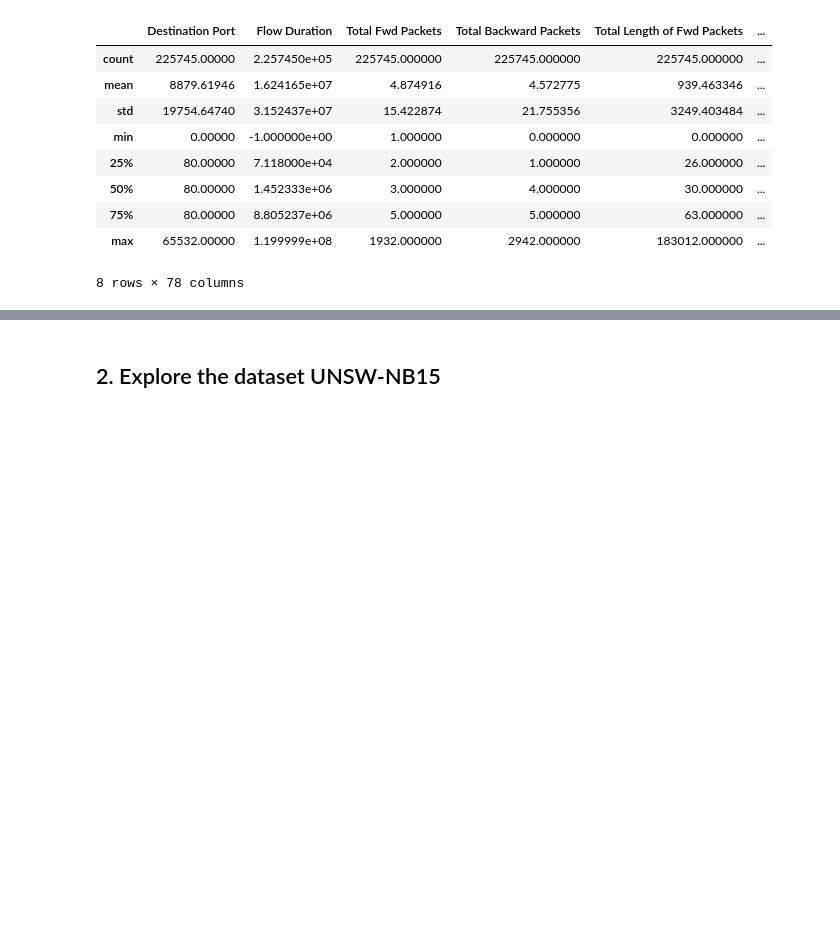
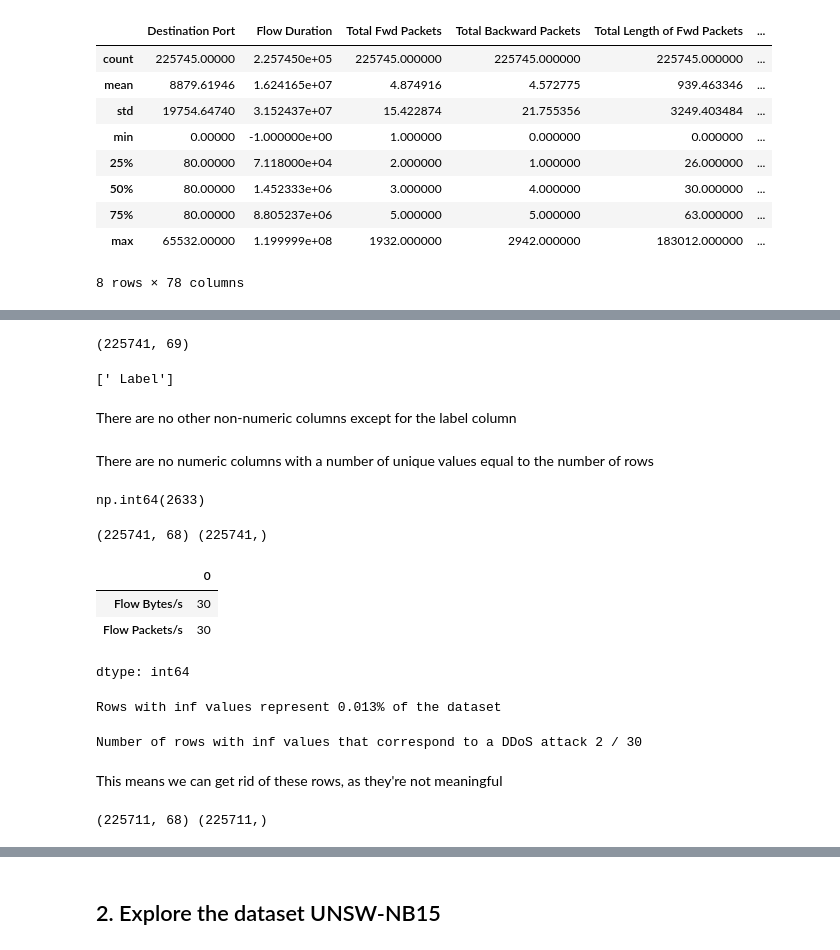
Before and after one commit to esthy13/cil-intrusion-detection, a Jupyter notebook: notebooks/eda_esther.ipynb, the cells around one changed output, grey strips where cells are left out. Saved outputs shown, nothing was run; the diff lists cells and outputs as text; code cells hidden in the pictures; blank space fills up the shorter version.

```diff
--- a/notebooks/eda_esther.ipynb
+++ b/notebooks/eda_esther.ipynb
@@ -63,0 +79,3 @@ df_2017.index
+# %%
+zero_cols = df_2017.columns[(df_2017 == 0).all()]
+zero_cols
@@ -64,2 +87,4 @@ df_2017.index
 # %%
+clean_2017 = df_2017.drop(columns=zero_cols)
+clean_2017.shape
 # %% [output]
@@ -72,0 +94,61 @@ Resolving deltas: 100% (14/14), done.
+# %%
+clean_2017.dropna(inplace=True)
+clean_2017.shape
+# %% [output]
+(225741, 69)
+# %%
+# Columns with object type (usually strings) or category type
+non_numeric_cols = df_2017.select_dtypes(exclude=['number']).columns.tolist()
+non_numeric_cols
+# %% [output]
+[' Label']
+# %% [markdown]
+There are no other non-numeric columns except for the label column
+# %% [markdown]
+There are no numeric columns with a number of unique values equal to the number of rows
+# %%
+# Check if there are duplicates
+clean_2017.duplicated().sum()
+# TODO Should we drop duplicates or not? With time series data it's not suggested
+# %% [output]
+np.int64(2633)
+# %%
+X, y = clean_2017.drop(columns=" Label"), clean_2017[" Label"]
+print(X.shape, y.shape)
+# %% [output]
+(225741, 68) (225741,)
+# %%
+# Count inf/-inf per column
+inf_counts = np.isinf(X).sum()
+
+# Keep only columns with at least one inf
+inf_counts_nonzero = inf_counts[inf_counts > 0]
+inf_counts_nonzero
+# %% [output]
+|  | 0 |
+| Flow Bytes/s | 30 |
+| Flow Packets/s | 30 |
+dtype: int64
+# %%
+# Boolean mask: True if a row has any inf/-inf
+mask_inf = np.isinf(X).any(axis=1)
+
+# Select rows with inf values
+rows_with_inf = X[mask_inf]
+print(f"Rows with inf values represent {len(rows_with_inf) * 100 / X.shape[0]:.3f}% of the dataset")
+# %% [output]
+Rows with inf values represent 0.013% of the dataset
+# %%
+# Corresponding labels in y
+labels_with_inf = y[mask_inf & (y == "DDoS")]
+print("Number of rows with inf values that correspond to a DDoS attack", len(labels_with_inf), "/", len(rows_with_inf) )
+# %% [output]
+Number of rows with inf values that correspond to a DDoS attack 2 / 30
+# %% [markdown]
+This means we can get rid of these rows, as they're not meaningful
+# %%
+X = X[~mask_inf]
+y = y[~mask_inf]
+print(X.shape, y.shape)
+# %% [output]
+(225711, 68) (225711,)
```
Also changed, not shown: parts of 17 cells of this notebook, 1 other file.
